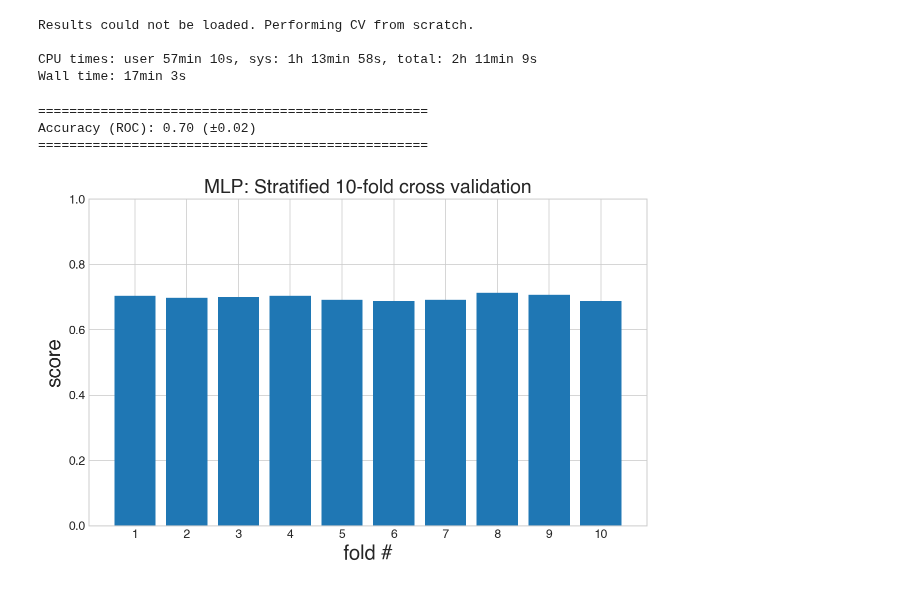
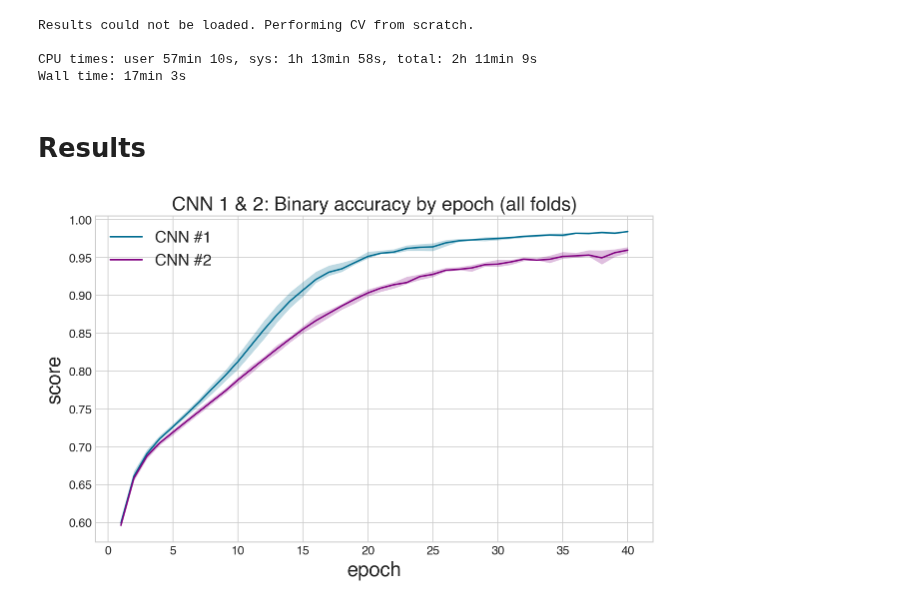
Before and after one commit to SMU-ML-2017/Project7, a Jupyter notebook: Project7.ipynb, the cells around one changed output. Cells and saved outputs as stored; diff of their text form; code cells hidden in the pictures.

```diff
--- a/Project7.ipynb
+++ b/Project7.ipynb
@@ -652,12 +664,15 @@ Results could not be loaded. Performing CV from scratch.
 
 CPU times: user 57min 10s, sys: 1h 13min 58s, total: 2h 11min 9s
 Wall time: 17min 3s
-# %%
-graph_cv(mlp_scores)
-plt.title(f'MLP: Stratified {n_splits}-fold cross validation');
-# %% [output]
-==================================================
-Accuracy (ROC): 0.70 (±0.02)
-==================================================
-[figure, removed]
+# %% [markdown]
+# Results
+# %%
+average_line(accs)
+average_line(cnn2_accs, color='purple')
+plt.xlabel('epoch')
+plt.ylabel('score')
+plt.legend(labels=['CNN #1','CNN #2'])
+plt.title('CNN 1 & 2: Binary accuracy by epoch (all folds)');
+# %% [output]
+[figure, added]
 # %%
```
Also changed, not shown: parts of 11 cells of this notebook, 1 other file.
